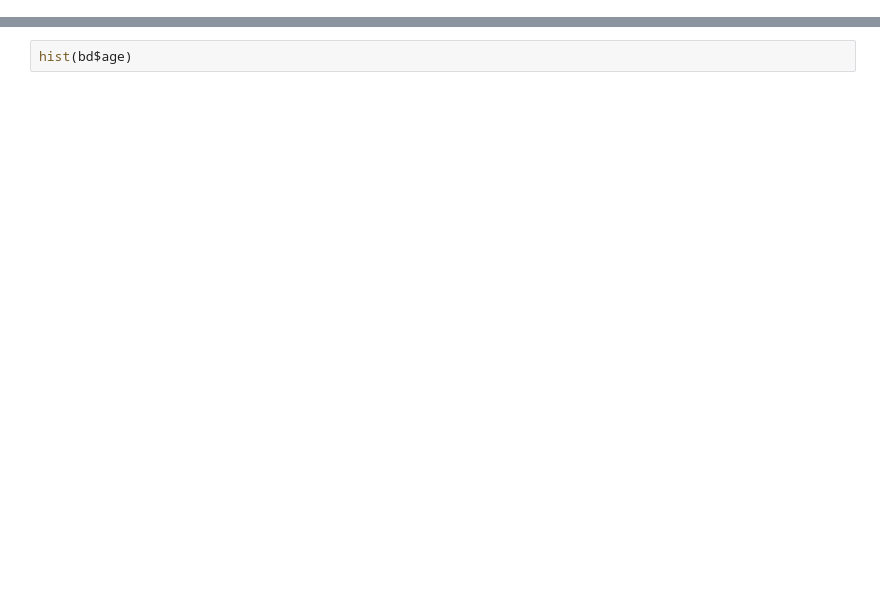
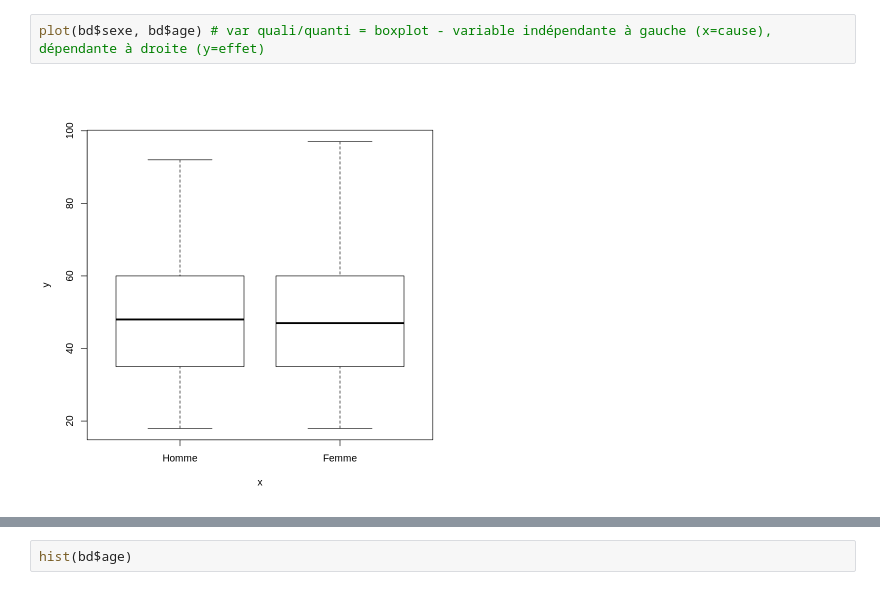
Before and after one commit to Cours-EDUlib/FAS-ISDS, a Jupyter notebook: module-4/4_3_graphiques.ipynb, the cells around one changed output, grey strips where cells are left out. Cells and saved outputs as stored; diff of their text form; blank space fills up the shorter version.

```diff
--- a/module-4/4_3_graphiques.ipynb
+++ b/module-4/4_3_graphiques.ipynb
@@ -41 +31,5 @@ plot(bd$freres.soeurs)
+# %%
+plot(bd$sexe, bd$age) # var quali/quanti = boxplot - variable indépendante à gauche (x=cause), dépendante à droite (y=effet)
+# %% [output]
+[figure, added]
 # %%
```
Also changed, not shown: parts of 82 cells of this notebook.
